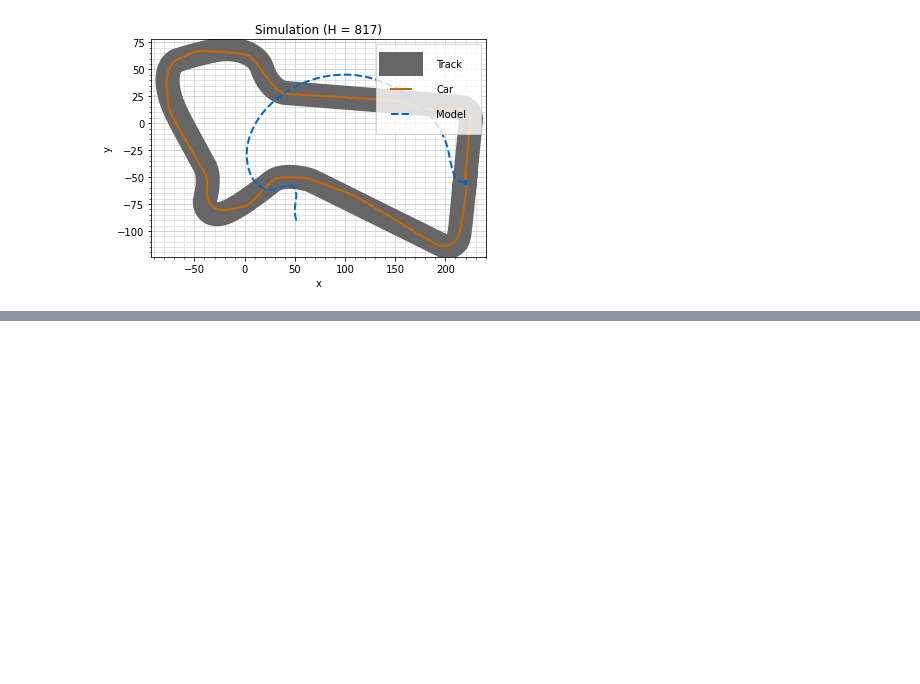
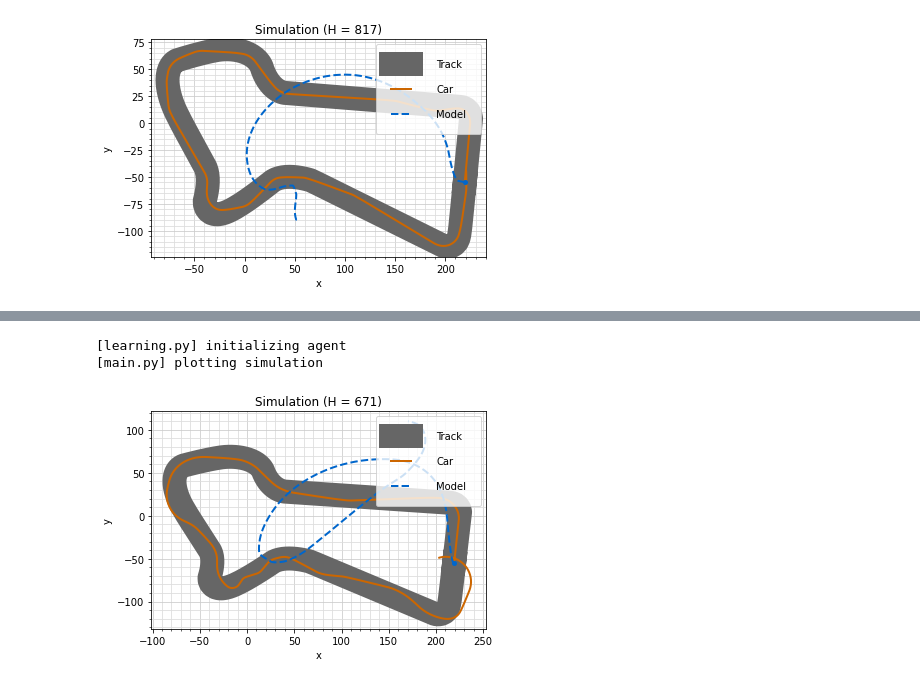
Before and after one commit to aysaha/racecar_control, a Jupyter notebook: src/Compare models.ipynb, the cells around one changed output, grey strips where cells are left out. Cells and saved outputs as stored; diff of their text form; code cells hidden in the pictures; blank space fills up the shorter version.

```diff
--- a/src/Compare models.ipynb
+++ b/src/Compare models.ipynb
@@ -198,0 +238,6 @@ np.array(p)
+# %%
+simulate(linear_model, "../save/simple/sliding")
+# %% [output]
+[learning.py] initializing agent
+[main.py] plotting simulation
+[figure, added]
```
Also changed, not shown: parts of 10 cells of this notebook, 2 other files.
